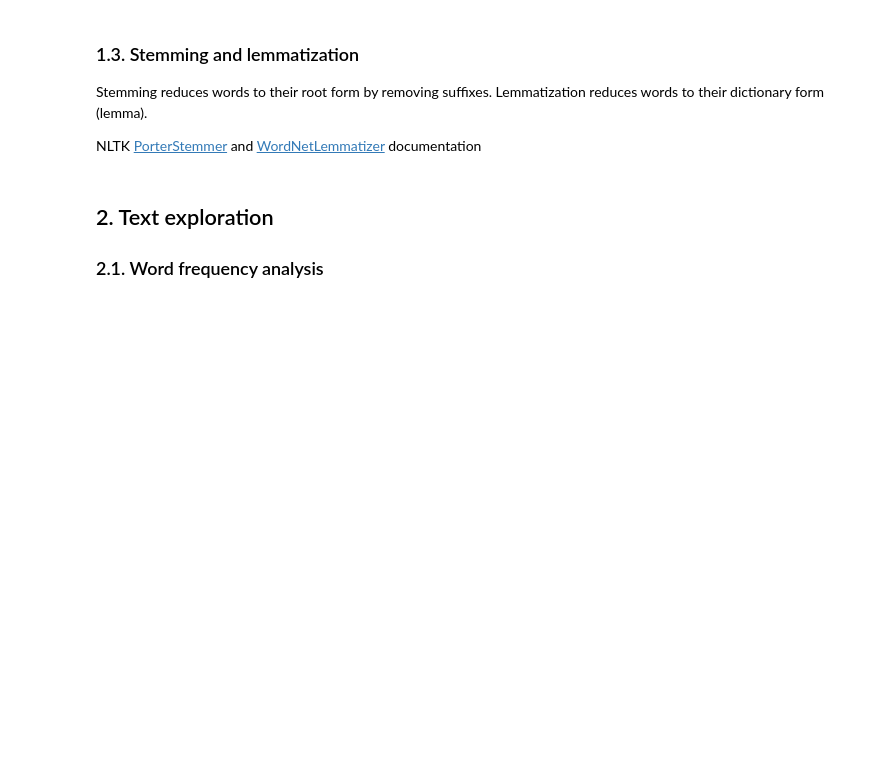
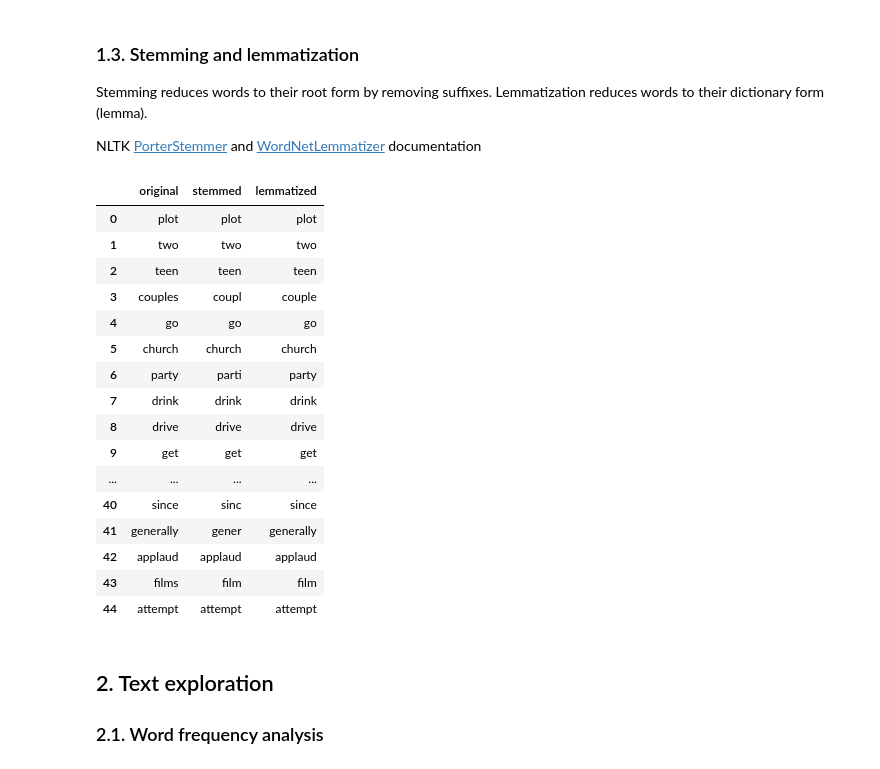
Before and after one commit to gperdrizet/FSA_devops, a Jupyter notebook: notebooks/unit5/lesson_38/Lesson_38_demo.ipynb, the cells around one changed output. Drawn from its saved outputs; the diff is of its cells as text; code cells hidden in the pictures; blank space fills up the shorter version.

```diff
--- a/notebooks/unit5/lesson_38/Lesson_38_demo.ipynb
+++ b/notebooks/unit5/lesson_38/Lesson_38_demo.ipynb
@@ -110,20 +156,38 @@ NLTK [PorterStemmer](https://www.nltk.org/api/nltk.stem.porter.html) and [WordNe
 # %%
 # Stemming
 stemmer = PorterStemmer()
 tokens_stemmed = [stemmer.stem(token) for token in tokens_clean]
 
 # Lemmatization
 lemmatizer = WordNetLemmatizer()
 tokens_lemmatized = [lemmatizer.lemmatize(token) for token in tokens_clean]
 
 # Compare results
 comparison_df = pd.DataFrame({
-    'original': tokens_clean[:10],
-    'stemmed': tokens_stemmed[:10],
-    'lemmatized': tokens_lemmatized[:10]
+    'original': tokens_clean[:50],
+    'stemmed': tokens_stemmed[:50],
+    'lemmatized': tokens_lemmatized[:50]
 })
 
 comparison_df
+# %% [output]
+|  | original | stemmed | lemmatized |
+| 0 | plot | plot | plot |
+| 1 | two | two | two |
+| 2 | teen | teen | teen |
+| 3 | couples | coupl | couple |
+| 4 | go | go | go |
+| 5 | church | church | church |
+| 6 | party | parti | party |
+| 7 | drink | drink | drink |
+| 8 | drive | drive | drive |
+| 9 | get | get | get |
+| ... | ... | ... | ... |
+| 40 | since | sinc | since |
+| 41 | generally | gener | generally |
+| 42 | applaud | applaud | applaud |
+| 43 | films | film | film |
+| 44 | attempt | attempt | attempt |
 # %% [markdown]
 ## 2. Text exploration
 
```
Also changed, not shown: parts of 12 cells of this notebook.
